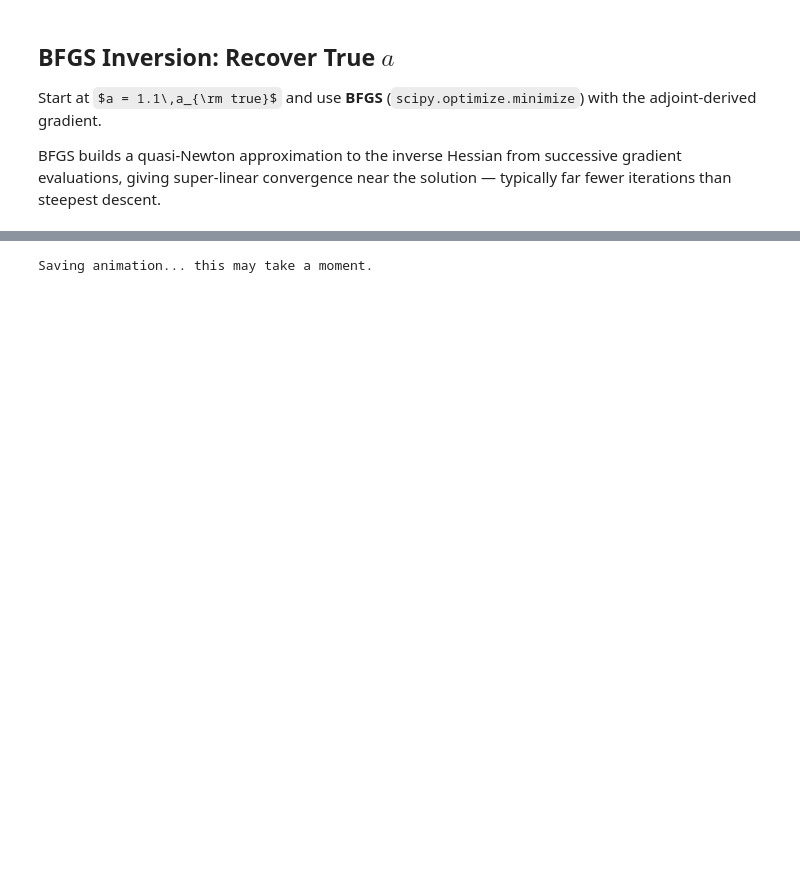
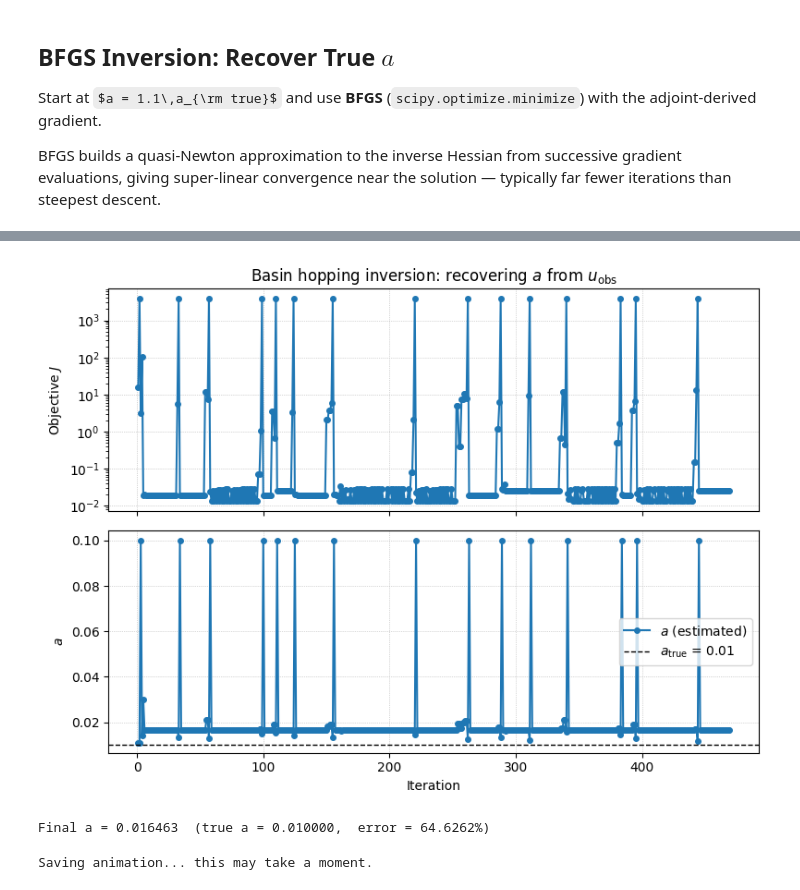
Before and after one commit to ericeberg3/spring-slider-adjoint, a Jupyter notebook: slip_adjoint_springslider_adapttime.ipynb, the cells around one changed output, grey strips where cells are left out. Drawn from its saved outputs; the diff is of its cells as text; code cells hidden in the pictures; some formulas as TeX source; blank space fills up the shorter version.

```diff
--- a/slip_adjoint_springslider_adapttime.ipynb
+++ b/slip_adjoint_springslider_adapttime.ipynb
@@ -1036,28 +1104,31 @@ ValueError: Force-balance RHS = -2.238e-09 <= 0; check tau_L and k*u.
 # %%
 # ------------------------------------------------------------------
 # Plot 4: BFGS convergence
 # ------------------------------------------------------------------
 fig, axes = plt.subplots(2, 1, figsize=(8, 6), sharex=True)
 
 iters = np.arange(1, n_iter + 1)
 
 axes[0].semilogy(iters, J_hist, 'o-', ms=4)
 axes[0].set_ylabel('Objective $J$')
-axes[0].set_title('BFGS inversion: recovering $a$ from $u_{\\rm obs}$')
+axes[0].set_title('Basin hopping inversion: recovering $a$ from $u_{\\rm obs}$')
 axes[0].grid(True, ls=':', lw=0.5)
 
 axes[1].plot(iters, a_hist[:-1], 'o-', ms=4, label='$a$ (estimated)')
 axes[1].axhline(a_true_val, color='k', ls='--', lw=1.0, label=f'$a_{{\\rm true}}$ = {a_true_val}')
 axes[1].set_ylabel('$a$')
 axes[1].set_xlabel('Iteration')
 axes[1].legend()
 axes[1].grid(True, ls=':', lw=0.5)
 
 plt.tight_layout()
 plt.show()
 
 print(f"\nFinal a = {a_hist[-1]:.6f}  (true a = {a_true_val:.6f},  "
       f"error = {abs(a_hist[-1]-a_true_val)/a_true_val*100:.4f}%)")
+# %% [output]
+[figure, added]
+Final a = 0.016463  (true a = 0.010000,  error = 64.6262%)
 # %%
 # ------------------------------------------------------------------
 # Plot 5 (animated): cycle through gradient descent iterations.
```
Also changed, not shown: parts of 11 cells of this notebook, 2 other files.
